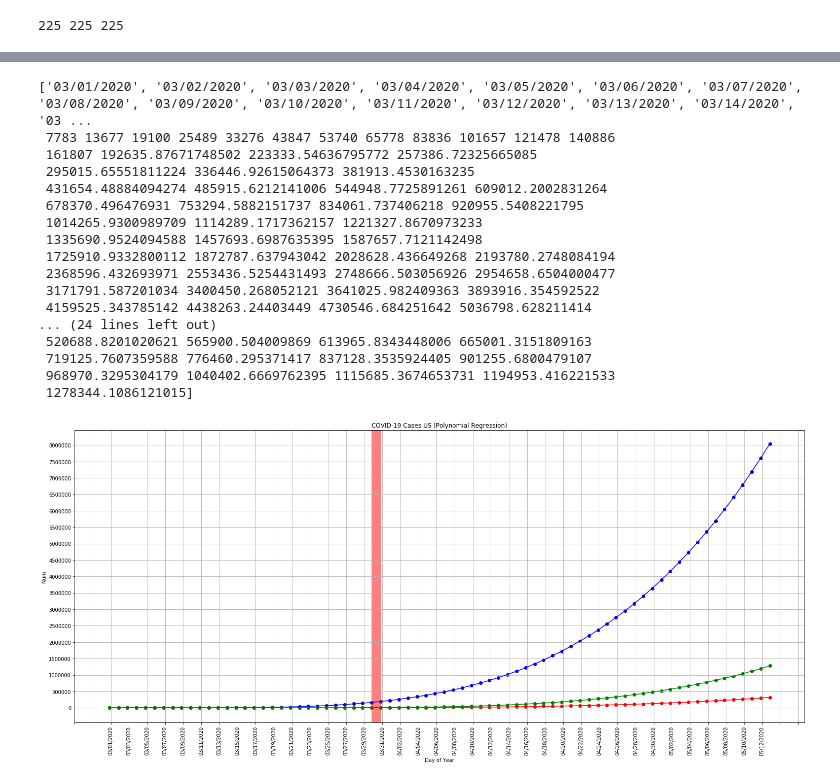
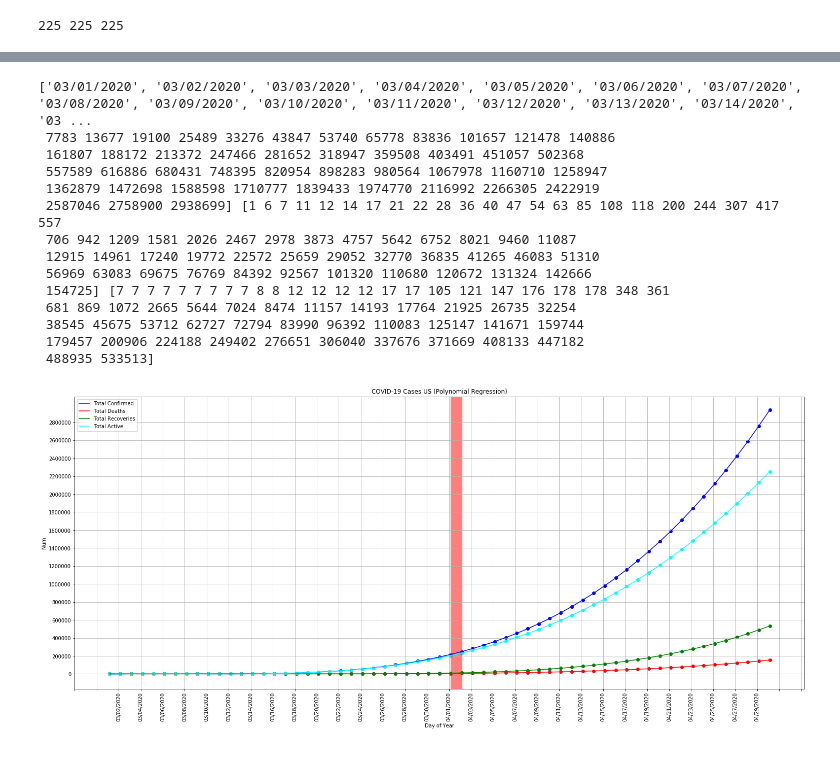
Before and after one commit to fuzzbient/jupyter, a Jupyter notebook: 20200323 COVID Regressions US.ipynb, the cells around one changed output, grey strips where cells are left out. Saved outputs shown, nothing was run; the diff lists cells and outputs as text; code cells hidden in the pictures.

```diff
--- a/20200323 COVID Regressions US.ipynb
+++ b/20200323 COVID Regressions US.ipynb
@@ -224,22 +243,26 @@ import datetime
 casesfuture = cases.values
 deathsfuture = deaths.values
 recoveriesfuture = recoveries.values
+activefuture = active[:]
+
 datetimesfuture = datetimes[:]
 datesfuture = [pd.to_datetime(date, infer_datetime_format=True) for date in dates]
 nowstart = datesfuture[-1].strftime("%m/%d/%Y")
 nowend = (datesfuture[-1] + datetime.timedelta(days=1)).strftime("%m/%d/%Y")
 
-for dayofyear in range(datetimes[-1] + 1, datetimes[-1] + 45):
+for dayofyear in range(datetimes[-1] + 1, datetimes[-1] + 30):
     datetimesfuture.append(dayofyear)
     datesfuture.append(datesfuture[-1] + datetime.timedelta(days=1))
-    numpredict = pol_reg.predict(poly_reg.fit_transform([[dayofyear]])).item(0,0)
-    numpredict_d = pol_reg_d.predict(poly_reg_d.fit_transform([[dayofyear]])).item(0,0)
-    numpredict_r = pol_reg_r.predict(poly_reg_r.fit_transform([[dayofyear]])).item(0,0)
+    numpredict = int(pol_reg.predict(poly_reg.fit_transform([[dayofyear]])).item(0,0))
+    numpredict_d = int(pol_reg_d.predict(poly_reg_d.fit_transform([[dayofyear]])).item(0,0))
+    numpredict_r = int(pol_reg_r.predict(poly_reg_r.fit_transform([[dayofyear]])).item(0,0))
+    #numpredict_a = int(pol_reg_a.predict(poly_reg_a.fit_transform([[dayofyear]])).item(0,0))
     if numpredict <= 0.0:
         numpredict = 0.0
     casesfuture = np.append(casesfuture, numpredict)
     deathsfuture = np.append(deathsfuture, numpredict_d)
     recoveriesfuture = np.append(recoveriesfuture, numpredict_r)
+    activefuture.append(numpredict - (numpredict_d + numpredict_r))
     if numpredict <= 0.0:
         break
 
@@ -250,21 +273,18 @@ print(datesfuture, datetimesfuture, casesfuture, deathsfuture, recoveriesfuture)
 # %% [output]
 ['03/01/2020', '03/02/2020', '03/03/2020', '03/04/2020', '03/05/2020', '03/06/2020', '03/07/2020', '03/08/2020', '03/09/2020', '03/10/2020', '03/11/2020', '03/12/2020', '03/13/2020', '03/14/2020', '03 ...
  7783 13677 19100 25489 33276 43847 53740 65778 83836 101657 121478 140886
- 161807 192635.87671748502 223333.54636795772 257386.72325665085
- 295015.65551811224 336446.92615064373 381913.4530163235
- 431654.48884094274 485915.6212141006 544948.7725891261 609012.2002831264
- 678370.496476931 753294.5882151737 834061.737406218 920955.5408221795
- 1014265.9300989709 1114289.1717362157 1221327.8670973233
- 1335690.9524094588 1457693.6987635395 1587657.7121142498
- 1725910.9332800112 1872787.637943042 2028628.436649268 2193780.2748084194
- 2368596.432693971 2553436.5254431493 2748666.503056926 2954658.6504000477
- 3171791.587201034 3400450.268052121 3641025.982409363 3893916.354592522
- 4159525.343785142 4438263.24403449 4730546.684251642 5036798.628211414
-... (24 lines left out)
- 520688.8201020621 565900.504009869 613965.8343448006 665001.3151809163
- 719125.7607359588 776460.295371417 837128.3535924405 901255.6800479107
- 968970.3295304179 1040402.6669762395 1115685.3674653731 1194953.416221533
- 1278344.1086121015]
+ 161807 188172 213372 247466 281652 318947 359508 403491 451057 502368
+ 557589 616886 680431 748395 820954 898283 980564 1067978 1160710 1258947
+ 1362879 1472698 1588598 1710777 1839433 1974770 2116992 2266305 2422919
+ 2587046 2758900 2938699] [1 6 7 11 12 14 17 21 22 28 36 40 47 54 63 85 108 118 200 244 307 417 557
+ 706 942 1209 1581 2026 2467 2978 3873 4757 5642 6752 8021 9460 11087
+ 12915 14961 17240 19772 22572 25659 29052 32770 36835 41265 46083 51310
+ 56969 63083 69675 76769 84392 92567 101320 110680 120672 131324 142666
+ 154725] [7 7 7 7 7 7 7 7 7 8 8 12 12 12 12 17 17 105 121 147 176 178 178 348 361
+ 681 869 1072 2665 5644 7024 8474 11157 14193 17764 21925 26735 32254
+ 38545 45675 53712 62727 72794 83990 96392 110083 125147 141671 159744
+ 179457 200906 224188 249402 276651 306040 337676 371669 408133 447182
+ 488935 533513]
 # %%
 xfd = np.array(datesfuture)
 xfd = xfd.reshape(len(xfd),1)
@@ -280,6 +300,9 @@ yf_d = yf_d.reshape(len(yf_d),1)
 
 yf_r = np.array(recoveriesfuture)
 yf_r = yf_r.reshape(len(yf_r),1)
+
+yf_a = np.array(activefuture)
+yf_a = yf_a.reshape(len(yf_a),1)
 # %%
 # Splitting the dataset into the Training set and Test set
 xf_trainp, xf_testp, yf_trainp, yf_testp = train_test_split(xf, yf, test_size=0.2, random_state=0)
@@ -296,42 +319,44 @@ x_polyf_d = poly_regf_d.fit_transform(xf)
 pol_regf_d = LinearRegression()
 pol_regf_d.fit(x_polyf_d, yf_d)
 
 #Recoveries
 poly_regf_r = PolynomialFeatures(degree=4)
 x_polyf_r = poly_regf_r.fit_transform(xf)
 pol_regf_r = LinearRegression()
 pol_regf_r.fit(x_polyf_r, yf_r)
 
+#Active
+poly_regf_a = PolynomialFeatures(degree=4)
+x_polyf_a = poly_regf_a.fit_transform(xf)
+pol_regf_a = LinearRegression()
+pol_regf_a.fit(x_polyf_a, yf_a)
+
 # Visualizing the Polymonial Regression results
 def vizf_polymonial():
     fig = plt.figure(figsize=(25,10))
     axes = fig.add_axes([0.0,0.0,0.8,0.8])
-
-    #Cases
     axes.scatter(datesfuture, yf, color='blue')
-    axes.plot(datesfuture, pol_regf.predict(poly_regf.fit_transform(xf)), color='blue')
-
-    #Deaths
     axes.scatter(datesfuture, yf_d, color='red')
-    axes.plot(datesfuture, pol_regf_d.predict(poly_regf_d.fit_transform(xf)), color='red')
-
-    #Recoveries
     axes.scatter(datesfuture, yf_r, color='green')
-    axes.plot(datesfuture, pol_regf_r.predict(poly_regf_r.fit_transform(xf)), color='green')
-
+    axes.scatter(datesfuture, yf_a, color='cyan')
+    axes.plot(datesfuture, pol_regf.predict(poly_regf.fit_transform(xf)), color='blue', label='Total Confirmed')
+    axes.plot(datesfuture, pol_regf_d.predict(poly_regf_d.fit_transform(xf)), color='red', label='Total Deaths')
+    axes.plot(datesfuture, pol_regf_r.predict(poly_regf_r.fit_transform(xf)), color='green', label='Total Recoveries')
+    axes.plot(datesfuture, pol_regf_a.predict(poly_regf_a.fit_transform(xf)), color='cyan', label='Total Active')
+    axes.legend()
     #axes.ticklabel_format(useOffset=False, style='plain')
     plt.title('COVID-19 Cases US (Polynomial Regression)')
     plt.xlabel('Day of Year')
     plt.ylabel('Num')
-    axes.set_yticks(np.arange(0, max(casesfuture), 500000))
+    axes.set_yticks(np.arange(0, max(casesfuture), 200000))
     plt.grid()
     start, end = axes.get_xlim()
     stepsize = 2
     axes.xaxis.set_ticks(np.arange(start, end, stepsize))
     plt.xticks(rotation=90)
     plt.axvspan(nowstart, nowend, color='red', alpha=0.5)
     plt.show()
     return
 vizf_polymonial()
 # %% [output]
-[figure, old version]
+[figure, new version]
```
Also changed, not shown: parts of 11 cells of this notebook, 1 other file.
